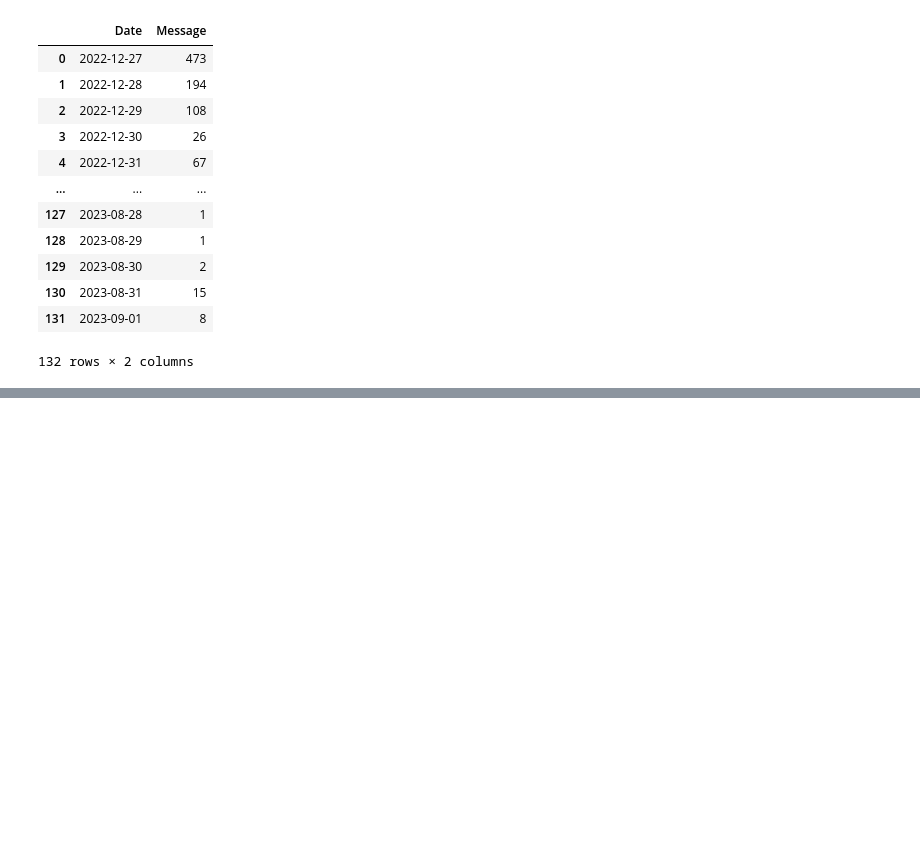
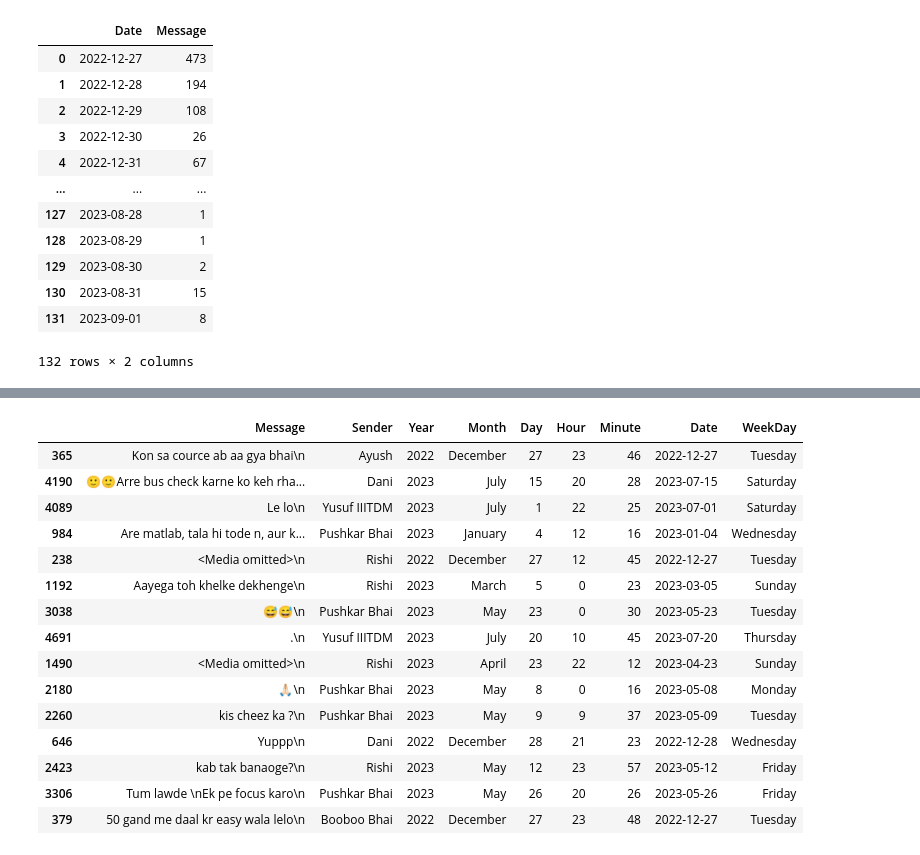
Before and after one commit to mr-ayush-agrawal/WhatsApp_Chat_Analyser, a Jupyter notebook: Analysing.ipynb, the cells around one changed output, grey strips where cells are left out. Saved outputs shown, nothing was run; the diff lists cells and outputs as text; code cells hidden in the pictures; blank space fills up the shorter version.

Commit message:
Monthly and Weekly Activity

```diff
--- a/Analysing.ipynb
+++ b/Analysing.ipynb
@@ -316,0 +327,20 @@ plt.show()
+# %%
+Data['WeekDay'] = Data['Date'].dt.day_name()
+Data.sample(15)
+# %% [output]
+|  | Message | Sender | Year | Month | Day | Hour | Minute | Date | WeekDay |
+| 365 | Kon sa cource ab aa gya bhai\n | Ayush | 2022 | December | 27 | 23 | 46 | 2022-12-27 | Tuesday |
+| 4190 | 🙂🙂Arre bus check karne ko keh rha... | Dani | 2023 | July | 15 | 20 | 28 | 2023-07-15 | Saturday |
+| 4089 | Le lo\n | Yusuf IIITDM | 2023 | July | 1 | 22 | 25 | 2023-07-01 | Saturday |
+| 984 | Are matlab, tala hi tode n, aur k... | Pushkar Bhai | 2023 | January | 4 | 12 | 16 | 2023-01-04 | Wednesday |
+| 238 | <Media omitted>\n | Rishi | 2022 | December | 27 | 12 | 45 | 2022-12-27 | Tuesday |
+| 1192 | Aayega toh khelke dekhenge\n | Rishi | 2023 | March | 5 | 0 | 23 | 2023-03-05 | Sunday |
+| 3038 | 😅😅\n | Pushkar Bhai | 2023 | May | 23 | 0 | 30 | 2023-05-23 | Tuesday |
+| 4691 | .\n | Yusuf IIITDM | 2023 | July | 20 | 10 | 45 | 2023-07-20 | Thursday |
+| 1490 | <Media omitted>\n | Rishi | 2023 | April | 23 | 22 | 12 | 2023-04-23 | Sunday |
+| 2180 | 🙏🏻\n | Pushkar Bhai | 2023 | May | 8 | 0 | 16 | 2023-05-08 | Monday |
+| 2260 | kis cheez ka ?\n | Pushkar Bhai | 2023 | May | 9 | 9 | 37 | 2023-05-09 | Tuesday |
+| 646 | Yuppp\n | Dani | 2022 | December | 28 | 21 | 23 | 2022-12-28 | Wednesday |
+| 2423 | kab tak banaoge?\n | Rishi | 2023 | May | 12 | 23 | 57 | 2023-05-12 | Friday |
+| 3306 | Tum lawde \nEk pe focus karo\n | Pushkar Bhai | 2023 | May | 26 | 20 | 26 | 2023-05-26 | Friday |
+| 379 | 50 gand me daal kr easy wala lelo\n | Booboo Bhai | 2022 | December | 27 | 23 | 48 | 2022-12-27 | Tuesday |
```
Also changed, not shown: parts of 8 cells of this notebook, 3 other files.
